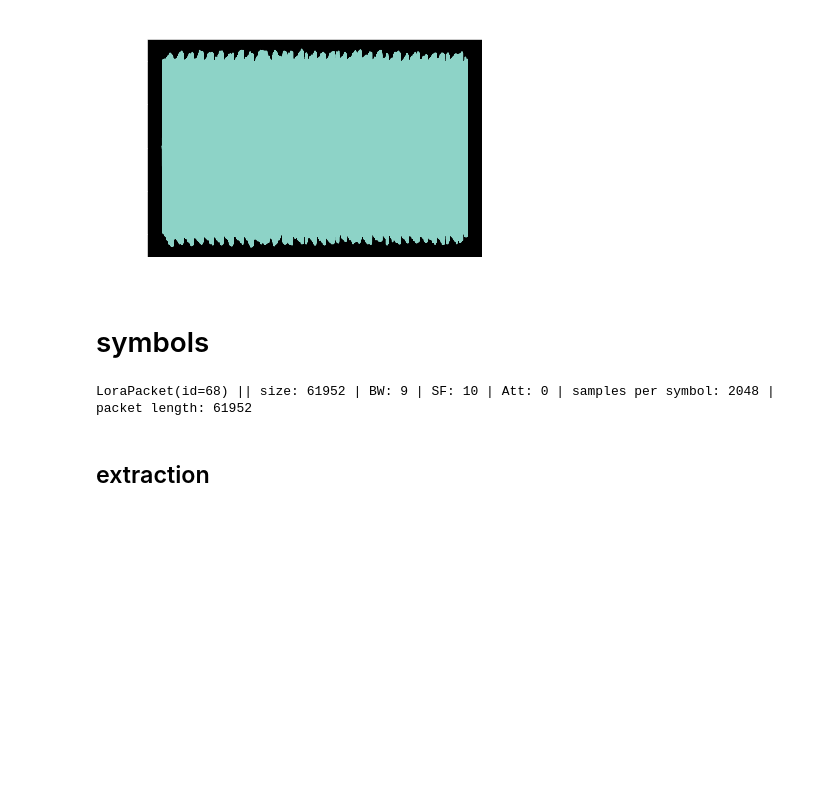
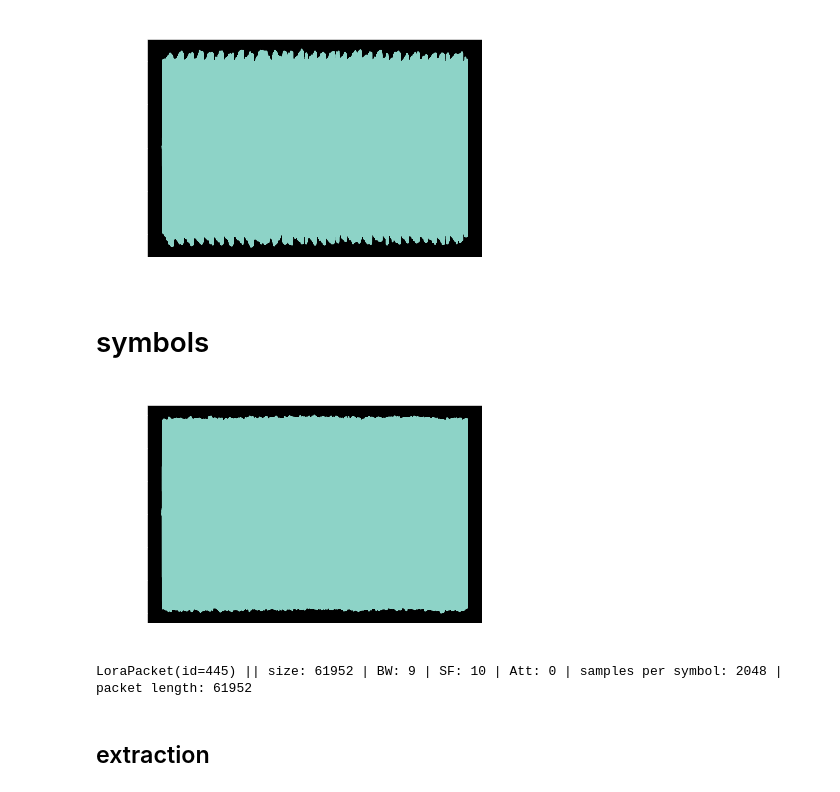
Before and after one commit to tjbergst/lorapy, a Jupyter notebook: data_processing_lorapy.ipynb, the cells around one changed output. Drawn from its saved outputs; the diff is of its cells as text; code cells hidden in the pictures; blank space fills up the shorter version.

```diff
--- a/data_processing_lorapy.ipynb
+++ b/data_processing_lorapy.ipynb
@@ -157,9 +157,11 @@ packet.plot(real=False)
 # symbols
 # %%
 packet = signal.random_packet
-packet
+packet.plot()
+display(packet)
 # %% [output]
+[figure, added]
-LoraPacket(id=68) || size: 61952 | BW: 9 | SF: 10 | Att: 0 | samples per symbol: 2048 | packet length: 61952
+LoraPacket(id=445) || size: 61952 | BW: 9 | SF: 10 | Att: 0 | samples per symbol: 2048 | packet length: 61952
 # %% [markdown]
 ## extraction
 # %%
```
Also changed, not shown: parts of 24 cells of this notebook.
